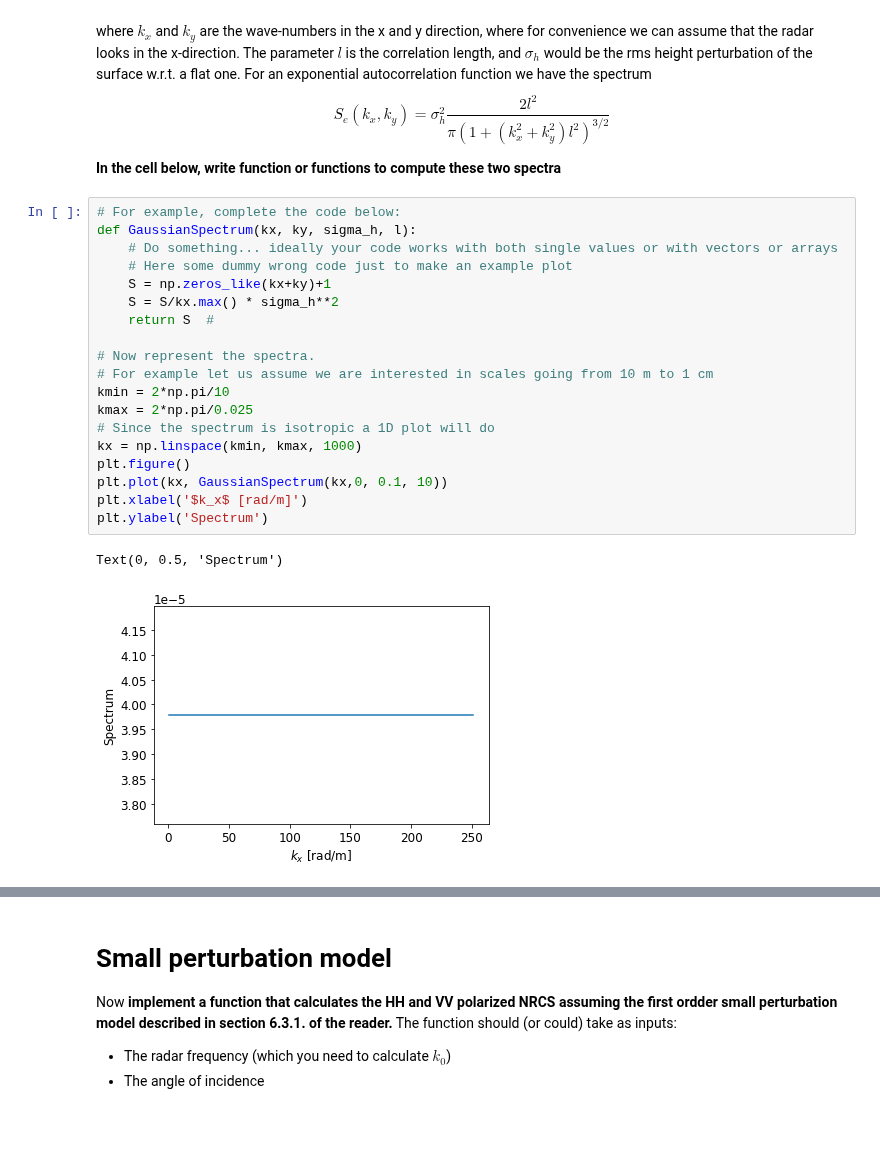
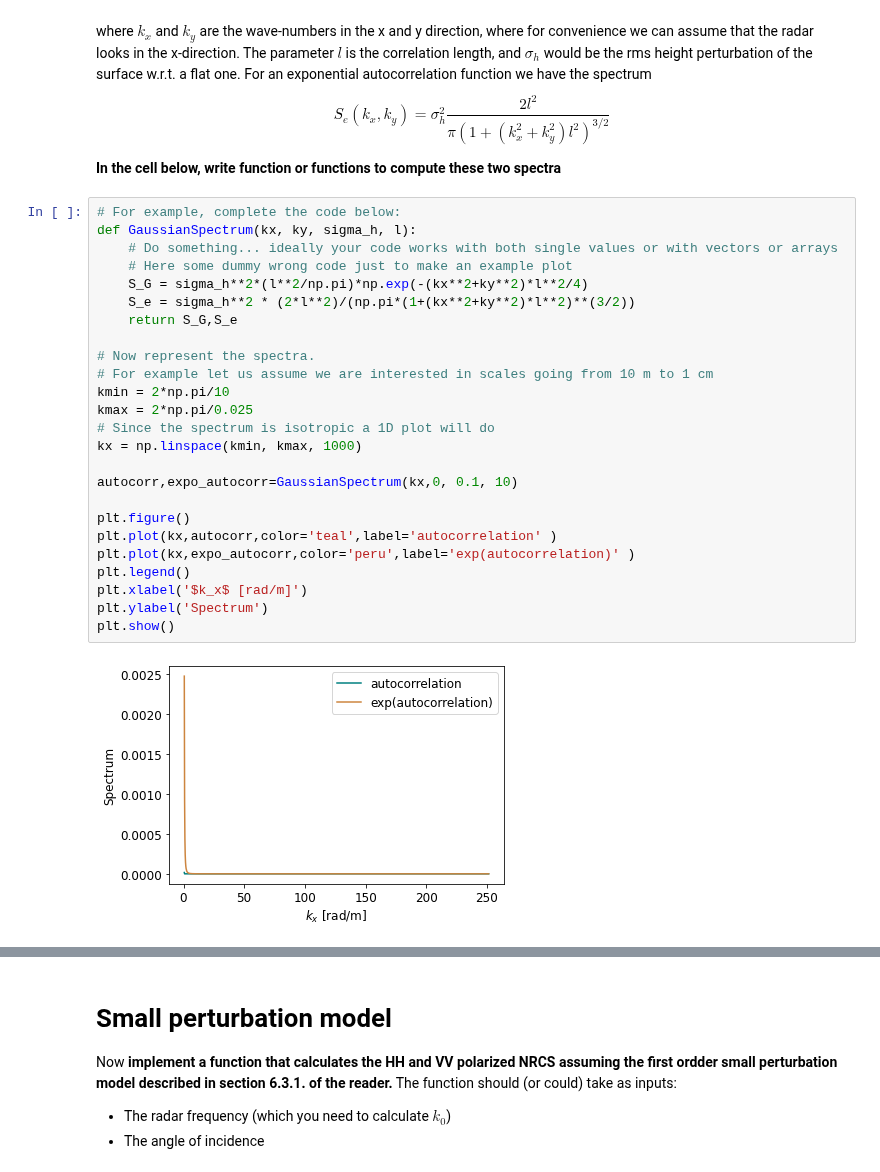
Before and after one commit to debnovalina/PPESO-Practical, a Jupyter notebook: practical_Paco_W6/RoughSurfaceScattering.ipynb, the cells around one changed output, grey strips where cells are left out. Drawn from its saved outputs; the diff is of its cells as text; blank space fills up the shorter version.

```diff
--- a/practical_Paco_W6/RoughSurfaceScattering.ipynb
+++ b/practical_Paco_W6/RoughSurfaceScattering.ipynb
@@ -30,22 +30,27 @@ $$
 # %%
 # For example, complete the code below:
 def GaussianSpectrum(kx, ky, sigma_h, l):
     # Do something... ideally your code works with both single values or with vectors or arrays
     # Here some dummy wrong code just to make an example plot
-    S = np.zeros_like(kx+ky)+1
-    S = S/kx.max() * sigma_h**2
-    return S  #
+    S_G = sigma_h**2*(l**2/np.pi)*np.exp(-(kx**2+ky**2)*l**2/4)
+    S_e = sigma_h**2 * (2*l**2)/(np.pi*(1+(kx**2+ky**2)*l**2)**(3/2))
+    return S_G,S_e
 
 # Now represent the spectra.
 # For example let us assume we are interested in scales going from 10 m to 1 cm
 kmin = 2*np.pi/10
 kmax = 2*np.pi/0.025
 # Since the spectrum is isotropic a 1D plot will do
 kx = np.linspace(kmin, kmax, 1000)
+
+autocorr,expo_autocorr=GaussianSpectrum(kx,0, 0.1, 10)
+
 plt.figure()
-plt.plot(kx, GaussianSpectrum(kx,0, 0.1, 10))
+plt.plot(kx,autocorr,color='teal',label='autocorrelation' )
+plt.plot(kx,expo_autocorr,color='peru',label='exp(autocorrelation)' )
+plt.legend()
 plt.xlabel('$k_x$ [rad/m]')
 plt.ylabel('Spectrum')
+plt.show()
 # %% [output]
-Text(0, 0.5, 'Spectrum')
-[figure, old version]
+[figure, new version]
```
Also changed, not shown: parts of 1 cell of this notebook.
